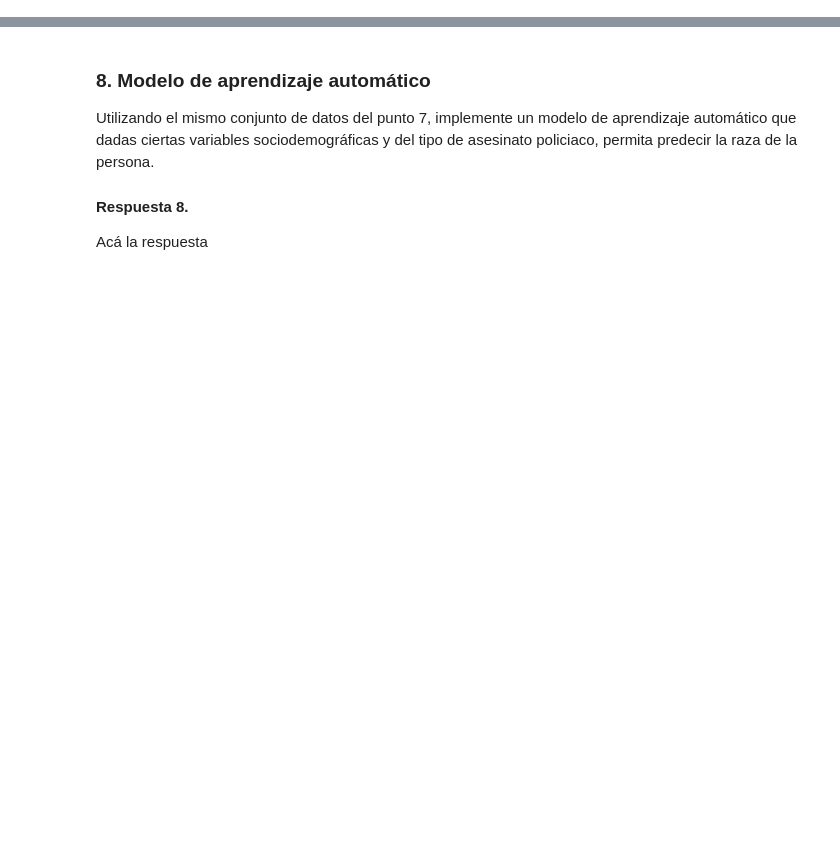
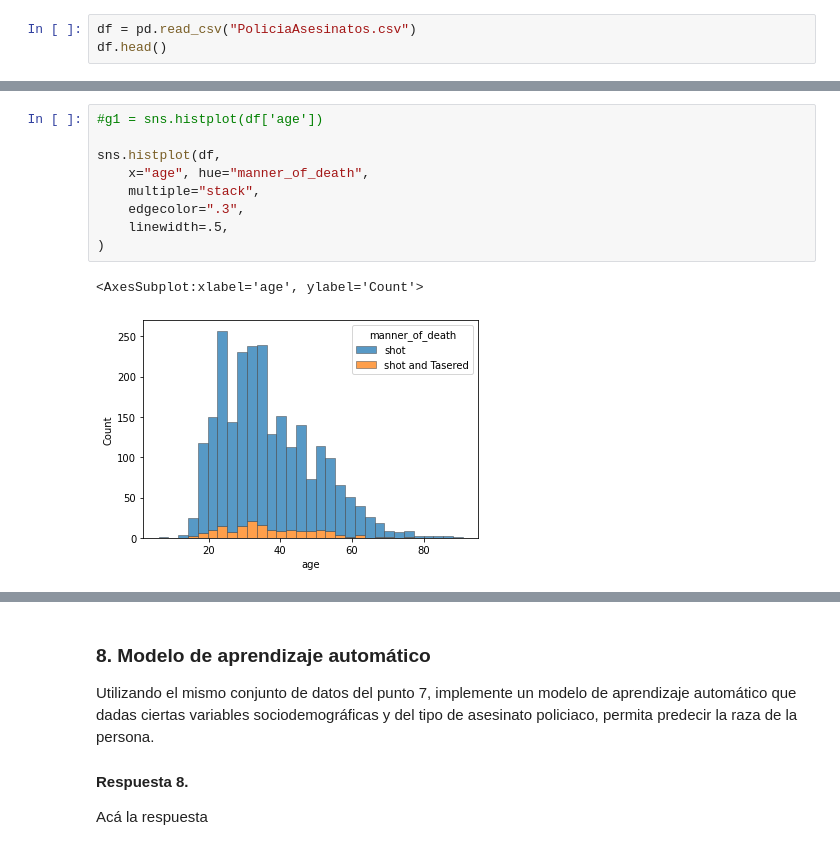
Before and after one commit to JuanseGomezM/QuantumConnexion, a Jupyter notebook: PruebaQuantumConnexion_JGomezM.ipynb, the cells around one changed output, grey strips where cells are left out. Drawn from its saved outputs; the diff is of its cells as text; blank space fills up the shorter version.

```diff
--- a/PruebaQuantumConnexion_JGomezM.ipynb
+++ b/PruebaQuantumConnexion_JGomezM.ipynb
@@ -127,0 +203,3 @@ Acá la respuesta
+# %%
+df = pd.read_csv("PoliciaAsesinatos.csv")
+df.head()
@@ -127,0 +290,12 @@ Acá la respuesta
+# %%
+#g1 = sns.histplot(df['age'])
+
+sns.histplot(df,
+    x="age", hue="manner_of_death",
+    multiple="stack",
+    edgecolor=".3",
+    linewidth=.5,
+)
+# %% [output]
+<AxesSubplot:xlabel='age', ylabel='Count'>
+[figure, added]
```
Also changed, not shown: parts of 45 cells of this notebook.
